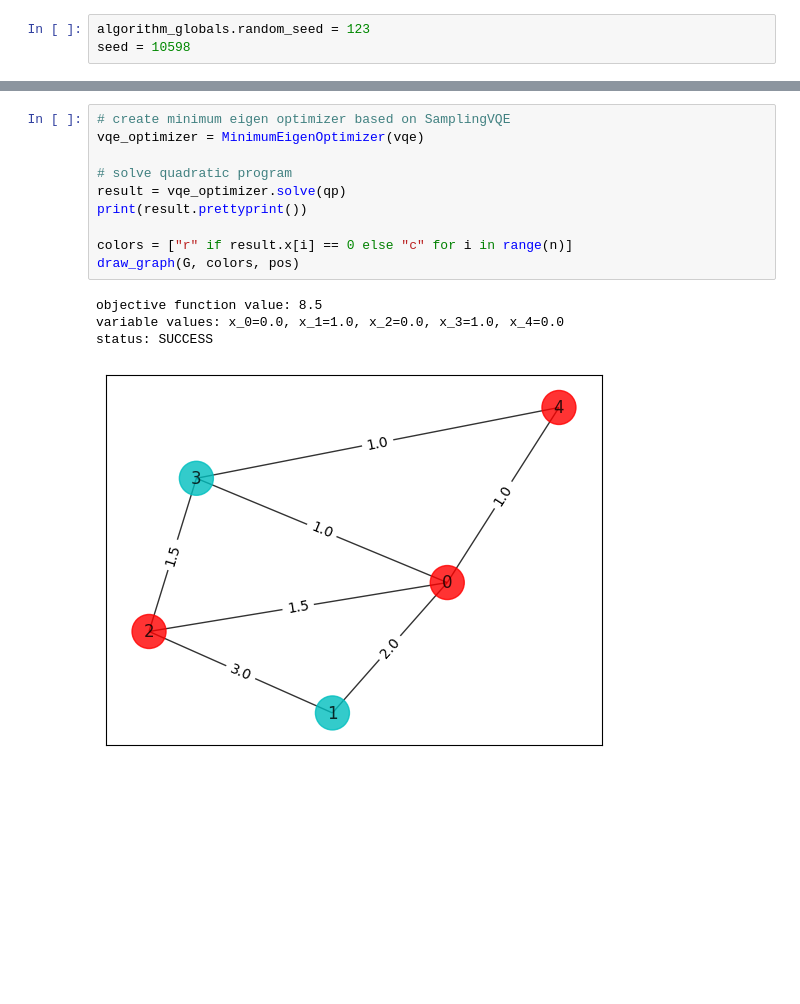
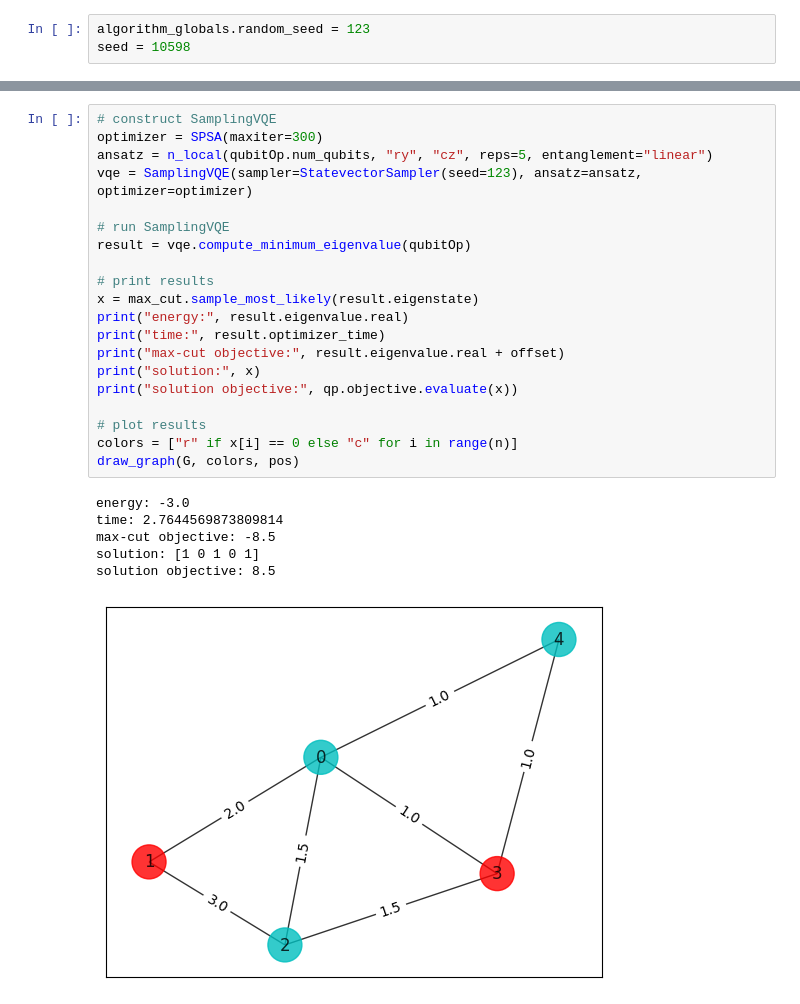
Before and after one commit to Thirumalai-97/My_Documentation, a Jupyter notebook: quantum_computing/optimization/MAx-Cut/quantum.ipynb, the cells around one changed output, grey strips where cells are left out. Drawn from its saved outputs; the diff is of its cells as text; blank space fills up the shorter version.

```diff
--- a/quantum_computing/optimization/MAx-Cut/quantum.ipynb
+++ b/quantum_computing/optimization/MAx-Cut/quantum.ipynb
@@ -169,15 +169,27 @@ solution objective: 8.5
 # %%
-# create minimum eigen optimizer based on SamplingVQE
-vqe_optimizer = MinimumEigenOptimizer(vqe)
+# construct SamplingVQE
+optimizer = SPSA(maxiter=300)
+ansatz = n_local(qubitOp.num_qubits, "ry", "cz", reps=5, entanglement="linear")
+vqe = SamplingVQE(sampler=StatevectorSampler(seed=123), ansatz=ansatz, optimizer=optimizer)
 
-# solve quadratic program
-result = vqe_optimizer.solve(qp)
-print(result.prettyprint())
+# run SamplingVQE
+result = vqe.compute_minimum_eigenvalue(qubitOp)
 
-colors = ["r" if result.x[i] == 0 else "c" for i in range(n)]
+# print results
+x = max_cut.sample_most_likely(result.eigenstate)
+print("energy:", result.eigenvalue.real)
+print("time:", result.optimizer_time)
+print("max-cut objective:", result.eigenvalue.real + offset)
+print("solution:", x)
+print("solution objective:", qp.objective.evaluate(x))
+
+# plot results
+colors = ["r" if x[i] == 0 else "c" for i in range(n)]
 draw_graph(G, colors, pos)
 # %% [output]
-objective function value: 8.5
-variable values: x_0=0.0, x_1=1.0, x_2=0.0, x_3=1.0, x_4=0.0
-status: SUCCESS
+energy: -3.0
+time: 2.7644569873809814
+max-cut objective: -8.5
+solution: [1 0 1 0 1]
+solution objective: 8.5
-[figure, old version]
+[figure, new version]
```
Also changed, not shown: parts of 6 cells of this notebook.
